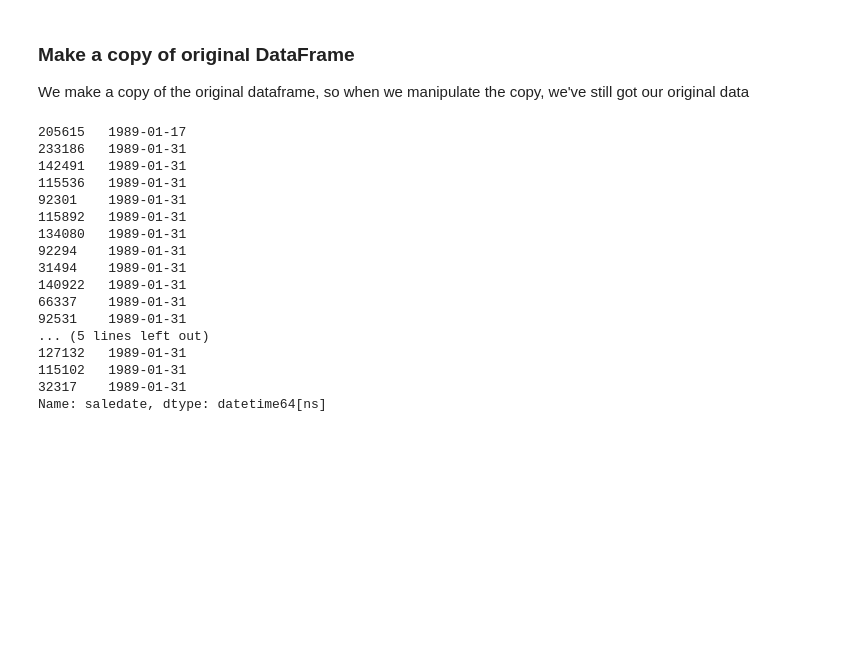
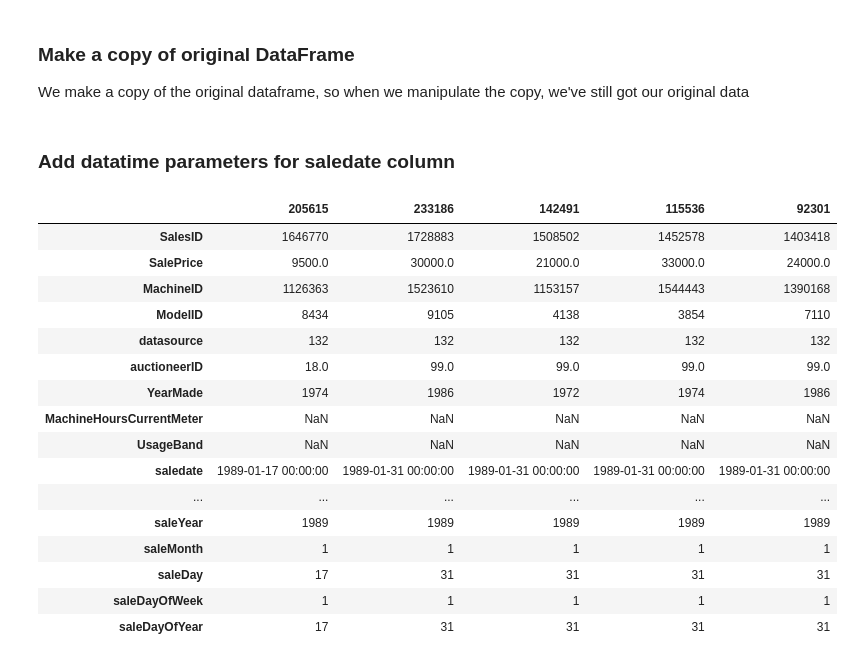
Before and after one commit to AnushkJain2201/buldozer-price-prediction-project, a Jupyter notebook: bulldozer-price-prediction-project.ipynb, the cells around one changed output. Drawn from its saved outputs; the diff is of its cells as text; code cells hidden in the pictures; blank space fills up the shorter version.

```diff
--- a/bulldozer-price-prediction-project.ipynb
+++ b/bulldozer-price-prediction-project.ipynb
@@ -217,23 +217,33 @@ We make a copy of the original dataframe, so when we manipulate the copy, we've
 # %%
 # Make a copy
 df_tmp = df.copy()
-# %%
-df_tmp.saledate.head(20)
-# %% [output]
-205615   1989-01-17
-233186   1989-01-31
-142491   1989-01-31
-115536   1989-01-31
-92301    1989-01-31
-115892   1989-01-31
-134080   1989-01-31
-92294    1989-01-31
-31494    1989-01-31
-140922   1989-01-31
-66337    1989-01-31
-92531    1989-01-31
-... (5 lines left out)
-127132   1989-01-31
-115102   1989-01-31
-32317    1989-01-31
-Name: saledate, dtype: datetime64[ns]
+# %% [markdown]
+### Add datatime parameters for saledate column
+# %%
+# Here we are creating a new column with the name of saleYear with the year corresponding to the saledate
+df_tmp["saleYear"] = df_tmp.saledate.dt.year
+# %%
+df_tmp["saleMonth"] = df_tmp.saledate.dt.month
+df_tmp["saleDay"] = df_tmp.saledate.dt.day
+df_tmp["saleDayOfWeek"] = df_tmp.saledate.dt.dayofweek
+df_tmp["saleDayOfYear"] = df_tmp.saledate.dt.dayofyear
+# %%
+df_tmp.head().T
+# %% [output]
+|  | 205615 | 233186 | 142491 | 115536 | 92301 |
+| SalesID | 1646770 | 1728883 | 1508502 | 1452578 | 1403418 |
+| SalePrice | 9500.0 | 30000.0 | 21000.0 | 33000.0 | 24000.0 |
+| MachineID | 1126363 | 1523610 | 1153157 | 1544443 | 1390168 |
+| ModelID | 8434 | 9105 | 4138 | 3854 | 7110 |
+| datasource | 132 | 132 | 132 | 132 | 132 |
+| auctioneerID | 18.0 | 99.0 | 99.0 | 99.0 | 99.0 |
+| YearMade | 1974 | 1986 | 1972 | 1974 | 1986 |
+| MachineHoursCurrentMeter | NaN | NaN | NaN | NaN | NaN |
+| UsageBand | NaN | NaN | NaN | NaN | NaN |
+| saledate | 1989-01-17 00:00:00 | 1989-01-31 00:00:00 | 1989-01-31 00:00:00 | 1989-01-31 00:00:00 | 1989-01-31 00:00:00 |
+| ... | ... | ... | ... | ... | ... |
+| saleYear | 1989 | 1989 | 1989 | 1989 | 1989 |
+| saleMonth | 1 | 1 | 1 | 1 | 1 |
+| saleDay | 17 | 31 | 31 | 31 | 31 |
+| saleDayOfWeek | 1 | 1 | 1 | 1 | 1 |
+| saleDayOfYear | 17 | 31 | 31 | 31 | 31 |
```
Also changed, not shown: parts of 5 cells of this notebook.
